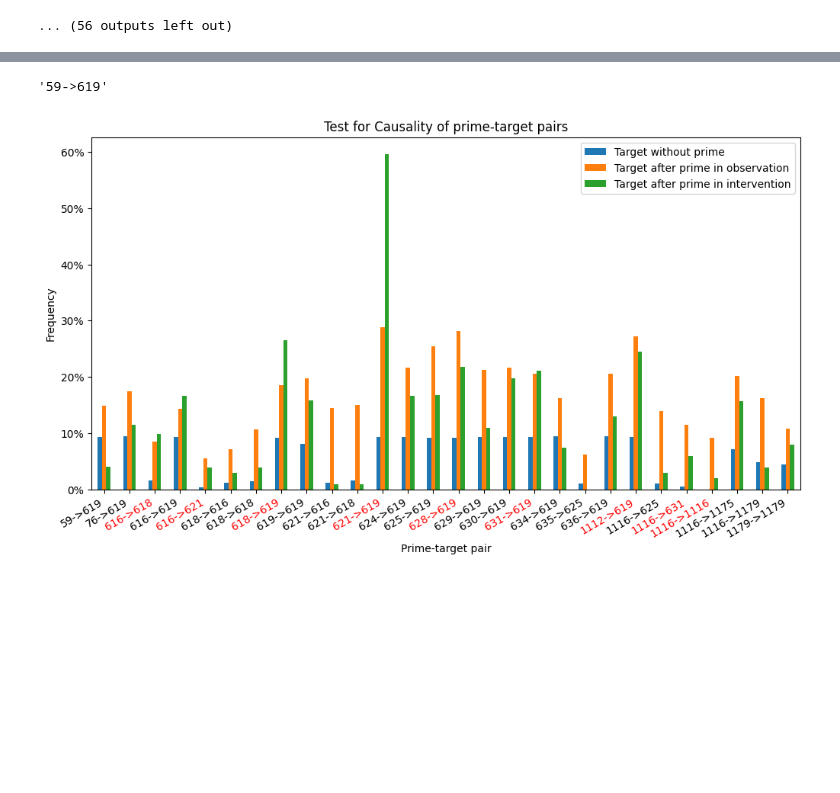
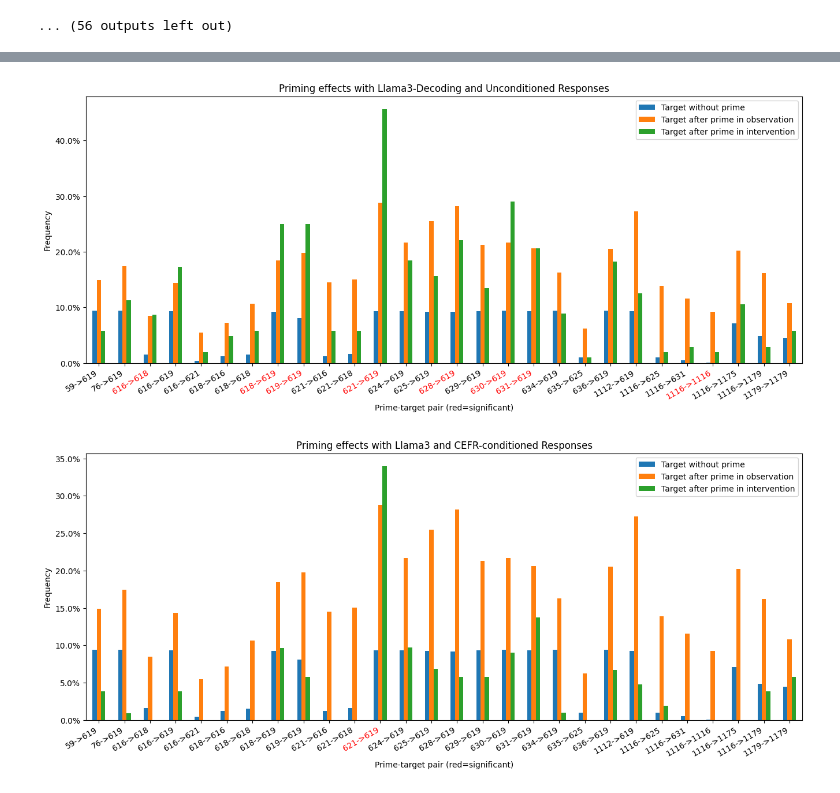
Before and after one commit to shivster2000/grammarctg, a Jupyter notebook: experiments/020_priming.ipynb, the cells around one changed output, grey strips where cells are left out. Cells and saved outputs as stored; diff of their text form; code cells hidden in the pictures; blank space fills up the shorter version.

```diff
--- a/experiments/020_priming.ipynb
+++ b/experiments/020_priming.ipynb
@@ -442,23 +416,8 @@ from matplotlib.ticker import PercentFormatter
-# %%
-sim.loc[tick_label.get_text()].name
-# %% [output]
-'59->619'
 # %%
-sim['pair'] = sim['prime'].astype(str) + "->" + sim['target'].astype(str)
-sim.set_index('pair', inplace=True)
-fig, ax = plt.subplots(figsize=(12, 6))  # Adjust the figsize as needed
-
-sim[['p2', 'p1', 'p3']].plot(kind='bar', ax=ax, legend=True)
-ax.legend(['Target without prime', 'Target after prime in observation', 'Target after prime in intervention'])
-ax.yaxis.set_major_formatter(PercentFormatter(xmax=1))
-plt.xlabel('Prime-target pair')
-plt.xticks(rotation=30, ha='right')
-plt.ylabel('Frequency')
-plt.title('Test for causality of prime-target pairs')
-tick_labels = ax.get_xticklabels()
-for tick_label in tick_labels:
-    if sim.loc[tick_label.get_text()].name in list(sim[sim['p']<0.05/len(sim)].index):
-        tick_label.set_color('red')
-plt.show()
+plot_priming("intervention/intervention-llama", "Priming effects with Llama3-Decoding and Unconditioned Responses")
 # %% [output]
-[figure, old version]
+[figure, new version]
+# %%
+plot_priming("intervention/intervention_level", "Priming effects with Llama3 and CEFR-conditioned Responses")
+# %% [output]
+[figure, added]
```
Also changed, not shown: parts of 23 cells of this notebook, 38 other files.
